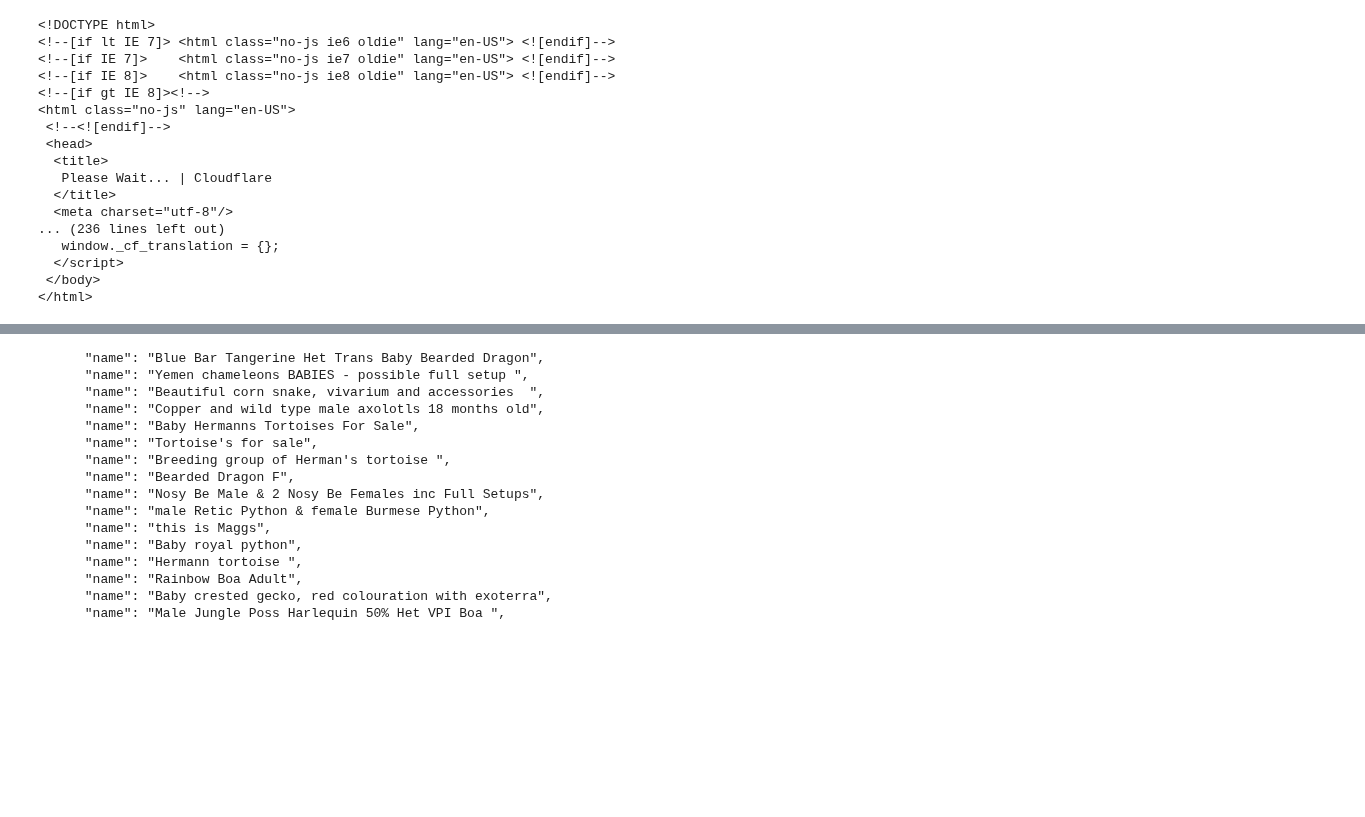
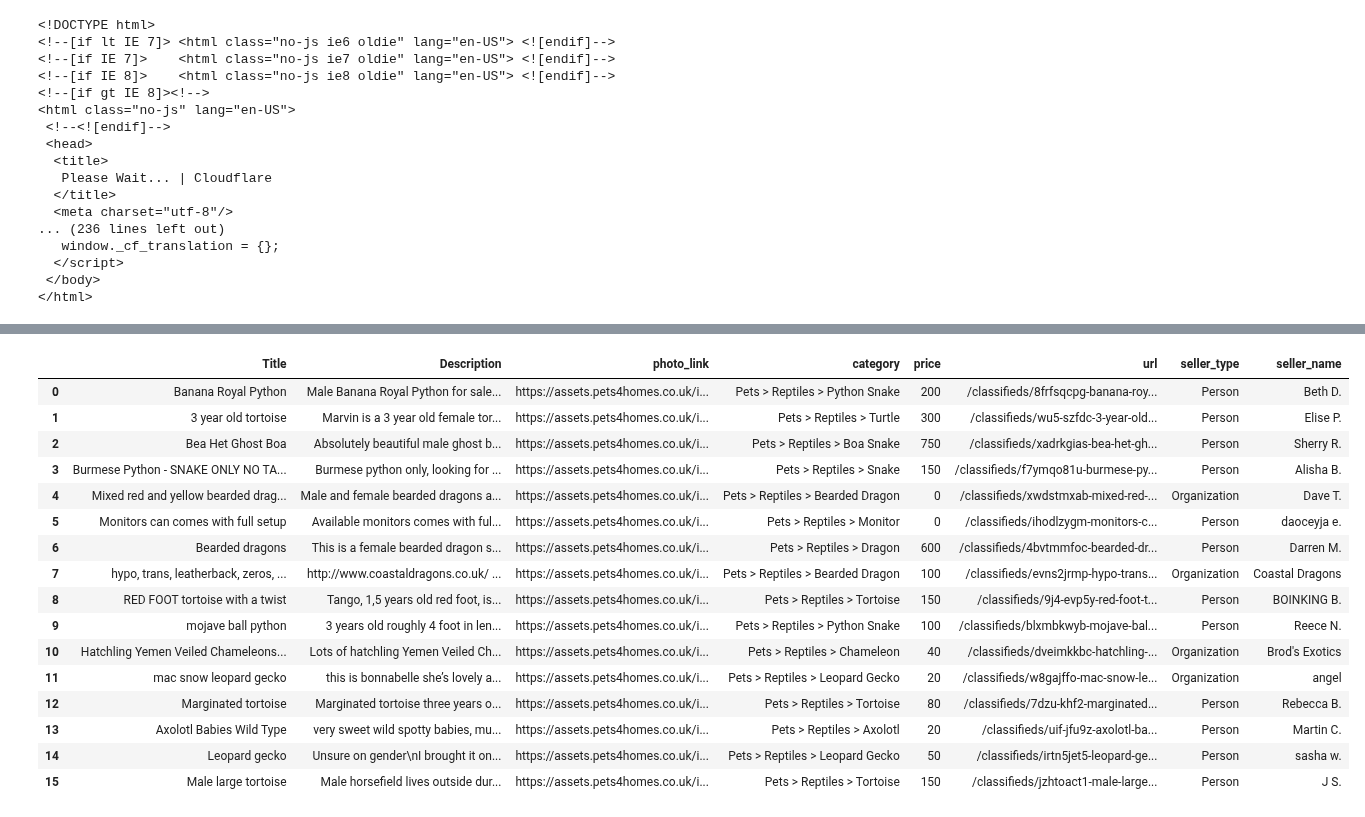
Before and after one commit to Chiuchiyin/Coding-fun, a Jupyter notebook: Pet Sale Price/Rough work.ipynb, the cells around one changed output, grey strips where cells are left out. Saved outputs shown, nothing was run; the diff lists cells and outputs as text; code cells hidden in the pictures; blank space fills up the shorter version.

```diff
--- a/Pet Sale Price/Rough work.ipynb
+++ b/Pet Sale Price/Rough work.ipynb
@@ -218,8 +217,17 @@ card
         }
       }
     }</script>
+# %%
+df = pd.DataFrame(columns=["Title","Description","photo_link","category", "price", "url", "seller_type", "seller_name"])
 # %%
 df = pd.DataFrame(columns=["Title","Description","photo_link","category", "price", "url", "seller_type", "seller_name"])
+    for each in soup.find_all("script", type="application/ld+json"):
+        entries = each.get_text()
+        split = entries.split("\n")
+    print (split[3])
+
+
+
     for each in soup.find_all("script", type="application/ld+json"):
         try:
             title = each.find(name).text.replace('\n', '').replace('new', '')
@@ -244,21 +254,33 @@ df = pd.DataFrame(columns=["Title","Description","photo_link","category", "price
 for each in soup.find_all("script", type="application/ld+json"):
     entries = each.get_text()
     split = entries.split("\n")
-    print (split[3])
+    Title = split[3].replace('"name": "', '').replace('",', '')
+    Description = split[4].replace('"description": "', '').replace('",', '').replace('\n,', '')
+    Photo = split[5].replace('"image": "', '').replace('",', '')
+    Category = split[7].replace('"category": "', '').replace('",', '')
+    Price = split[11].replace('"price": "', '').replace('",', '')
+    url =split[13].replace('"url": "', '').replace('",', '')
+    seller_type = split[15].replace('"type": "', '').replace('",', '')
+    seller_name = split[16].replace('"name":  "', '').replace('"', '')
+    df = df.append({"Title":Title,"Description":Description,"photo_link":Photo,"category":Category, "price":Price,
+                    "url":url, "seller_type":seller_type, "seller_name":seller_name}, ignore_index=True)
-# %% [output]
-      "name": "Blue Bar Tangerine Het Trans Baby Bearded Dragon",
-      "name": "Yemen chameleons BABIES - possible full setup ",
-      "name": "Beautiful corn snake, vivarium and accessories  ",
-      "name": "Copper and wild type male axolotls 18 months old",
-      "name": "Baby Hermanns Tortoises For Sale",
-      "name": "Tortoise's for sale",
-      "name": "Breeding group of Herman's tortoise ",
-      "name": "Bearded Dragon F",
-      "name": "Nosy Be Male & 2 Nosy Be Females inc Full Setups",
-      "name": "male Retic Python & female Burmese Python",
-      "name": "this is Maggs",
-      "name": "Baby royal python",
-      "name": "Hermann tortoise ",
-      "name": "Rainbow Boa Adult",
-      "name": "Baby crested gecko, red colouration with exoterra",
-      "name": "Male Jungle Poss Harlequin 50% Het VPI Boa ",
+# %%
+df
+# %% [output]
+|  | Title | Description | photo_link | category | price | url | seller_type | seller_name |
+| 0 | Banana Royal Python | Male Banana Royal Python for sale... | https://assets.pets4homes.co.uk/i... | Pets > Reptiles > Python Snake | 200 | /classifieds/8frfsqcpg-banana-roy... | Person | Beth D. |
+| 1 | 3 year old tortoise | Marvin is a 3 year old female tor... | https://assets.pets4homes.co.uk/i... | Pets > Reptiles > Turtle | 300 | /classifieds/wu5-szfdc-3-year-old... | Person | Elise P. |
+| 2 | Bea Het Ghost Boa | Absolutely beautiful male ghost b... | https://assets.pets4homes.co.uk/i... | Pets > Reptiles > Boa Snake | 750 | /classifieds/xadrkgias-bea-het-gh... | Person | Sherry R. |
+| 3 | Burmese Python - SNAKE ONLY NO TA... | Burmese python only, looking for ... | https://assets.pets4homes.co.uk/i... | Pets > Reptiles > Snake | 150 | /classifieds/f7ymqo81u-burmese-py... | Person | Alisha B. |
+| 4 | Mixed red and yellow bearded drag... | Male and female bearded dragons a... | https://assets.pets4homes.co.uk/i... | Pets > Reptiles > Bearded Dragon | 0 | /classifieds/xwdstmxab-mixed-red-... | Organization | Dave T. |
+| 5 | Monitors can comes with full setup | Available monitors comes with ful... | https://assets.pets4homes.co.uk/i... | Pets > Reptiles > Monitor | 0 | /classifieds/ihodlzygm-monitors-c... | Person | daoceyja e. |
+| 6 | Bearded dragons | This is a female bearded dragon s... | https://assets.pets4homes.co.uk/i... | Pets > Reptiles > Dragon | 600 | /classifieds/4bvtmmfoc-bearded-dr... | Person | Darren M. |
+| 7 | hypo, trans, leatherback, zeros, ... | http://www.coastaldragons.co.uk/ ... | https://assets.pets4homes.co.uk/i... | Pets > Reptiles > Bearded Dragon | 100 | /classifieds/evns2jrmp-hypo-trans... | Organization | Coastal Dragons |
+| 8 | RED FOOT tortoise with a twist | Tango, 1,5 years old red foot, is... | https://assets.pets4homes.co.uk/i... | Pets > Reptiles > Tortoise | 150 | /classifieds/9j4-evp5y-red-foot-t... | Person | BOINKING B. |
+| 9 | mojave ball python | 3 years old roughly 4 foot in len... | https://assets.pets4homes.co.uk/i... | Pets > Reptiles > Python Snake | 100 | /classifieds/blxmbkwyb-mojave-bal... | Person | Reece N. |
+| 10 | Hatchling Yemen Veiled Chameleons... | Lots of hatchling Yemen Veiled Ch... | https://assets.pets4homes.co.uk/i... | Pets > Reptiles > Chameleon | 40 | /classifieds/dveimkkbc-hatchling-... | Organization | Brod's Exotics |
+| 11 | mac snow leopard gecko | this is bonnabelle she’s lovely a... | https://assets.pets4homes.co.uk/i... | Pets > Reptiles > Leopard Gecko | 20 | /classifieds/w8gajffo-mac-snow-le... | Organization | angel |
+| 12 | Marginated tortoise | Marginated tortoise three years o... | https://assets.pets4homes.co.uk/i... | Pets > Reptiles > Tortoise | 80 | /classifieds/7dzu-khf2-marginated... | Person | Rebecca B. |
+| 13 | Axolotl Babies Wild Type | very sweet wild spotty babies, mu... | https://assets.pets4homes.co.uk/i... | Pets > Reptiles > Axolotl | 20 | /classifieds/uif-jfu9z-axolotl-ba... | Person | Martin C. |
+| 14 | Leopard gecko | Unsure on gender\nI brought it on... | https://assets.pets4homes.co.uk/i... | Pets > Reptiles > Leopard Gecko | 50 | /classifieds/irtn5jet5-leopard-ge... | Person | sasha w. |
+| 15 | Male large tortoise | Male horsefield lives outside dur... | https://assets.pets4homes.co.uk/i... | Pets > Reptiles > Tortoise | 150 | /classifieds/jzhtoact1-male-large... | Person | J S. |
```
Also changed, not shown: parts of 7 cells of this notebook.
